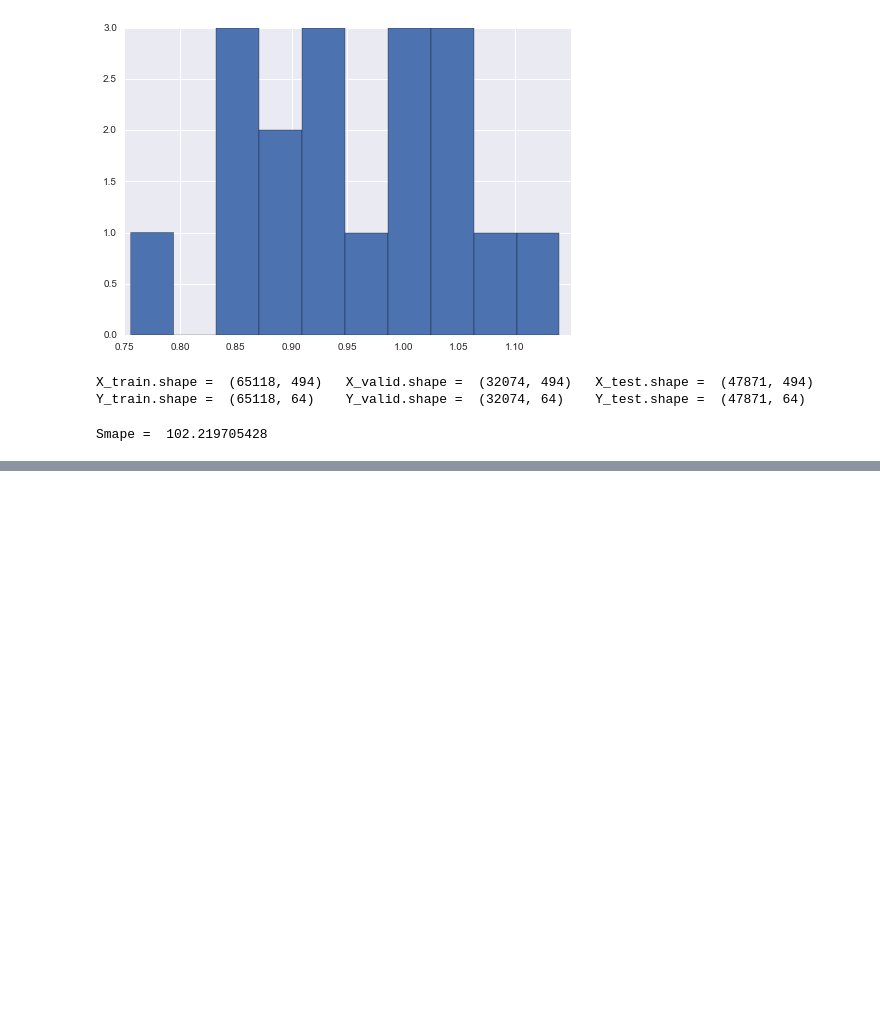
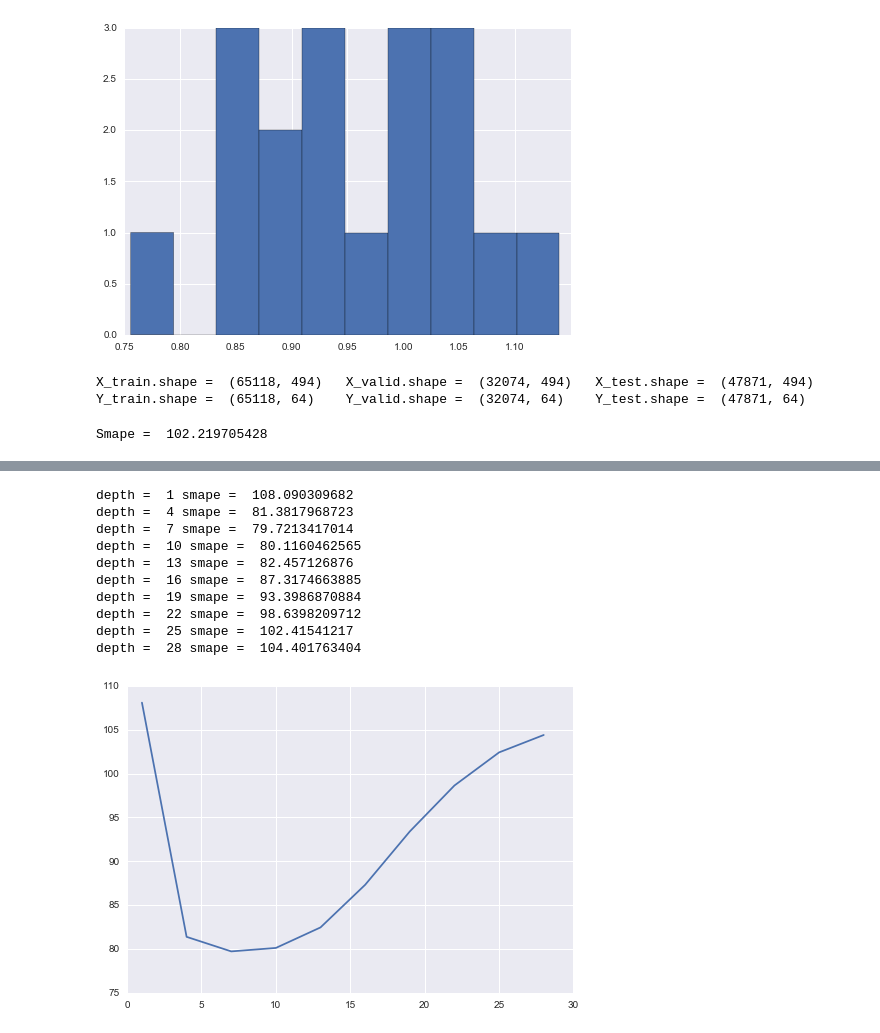
Before and after one commit to MatthewMcGonagle/KaggleWikiTraffic, a Jupyter notebook: NameExploration.ipynb, the cells around one changed output, grey strips where cells are left out. Cells and saved outputs as stored; diff of their text form; code cells hidden in the pictures; blank space fills up the shorter version.

```diff
--- a/NameExploration.ipynb
+++ b/NameExploration.ipynb
@@ -522,0 +568,40 @@ depth =  28 smape =  101.691923681
+# %%
+# Now let's do a depth search combined with z transform.
+
+param = 2
+nameFeaturesTransform = Pipeline([ ('drop', FunctionTransformer(lambda X : X[:, :nName])) ])
+timesTransform = Pipeline([ ('drop', FunctionTransformer(lambda X : X[:, nName:])),
+                            ('ztransform', FunctionTransformer(ztransform, kw_args = {'param' : param})),
+                            ('mean', FunctionTransformer(lambda X : X.mean(axis = 1, keepdims = True))) ])
+preTransform = FeatureUnion([ ('names', nameFeaturesTransform),
+                              ('times', timesTransform) ])
+model = Pipeline([ ('pre', preTransform),
+                   ('tree', DecisionTreeRegressor()) ])
+
+epsilon = 1e-6
+depth_search = np.arange(1, 30, 3)
+smapes = []
+for depth in depth_search:
+    model.set_params(tree__max_depth = depth)
+    Z_train = ztransform(Y_train, param)
+    model.fit(X_train, Z_train)
+    Z_predict = model.predict(X_valid)
+    Y_predict = inverseZ(Z_predict, param)
+    newsmape = smape(1e-6 + Y_predict, Y_valid)
+    smapes.append(newsmape)
+    print('depth = ', depth, 'smape = ', newsmape)
+
+plt.plot(depth_search, smapes)
+plt.show()
+# %% [output]
+depth =  1 smape =  108.090309682
+depth =  4 smape =  81.3817968723
+depth =  7 smape =  79.7213417014
+depth =  10 smape =  80.1160462565
+depth =  13 smape =  82.457126876
+depth =  16 smape =  87.3174663885
+depth =  19 smape =  93.3986870884
+depth =  22 smape =  98.6398209712
+depth =  25 smape =  102.41541217
+depth =  28 smape =  104.401763404
+[figure, added]
```
Also changed, not shown: parts of 6 cells of this notebook.
